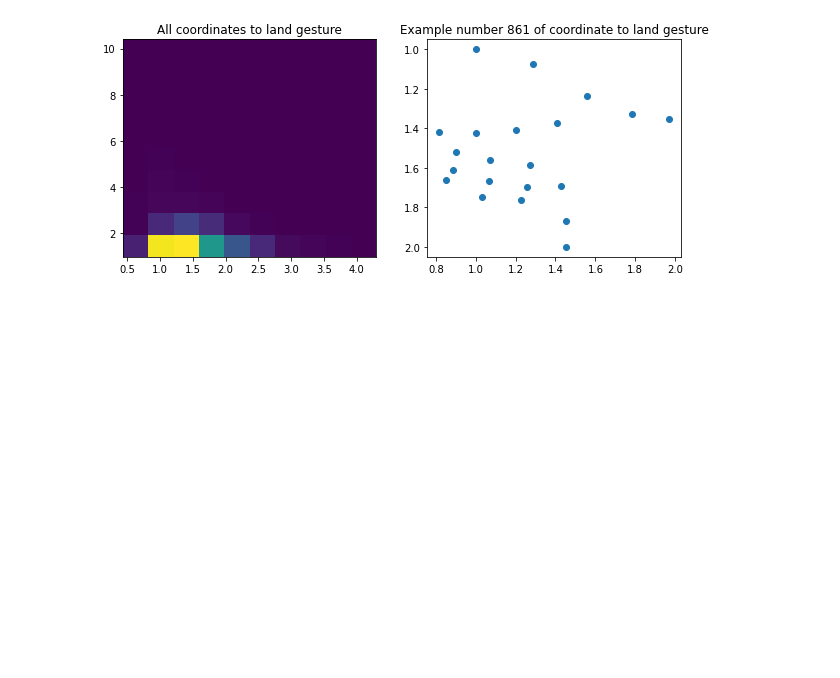
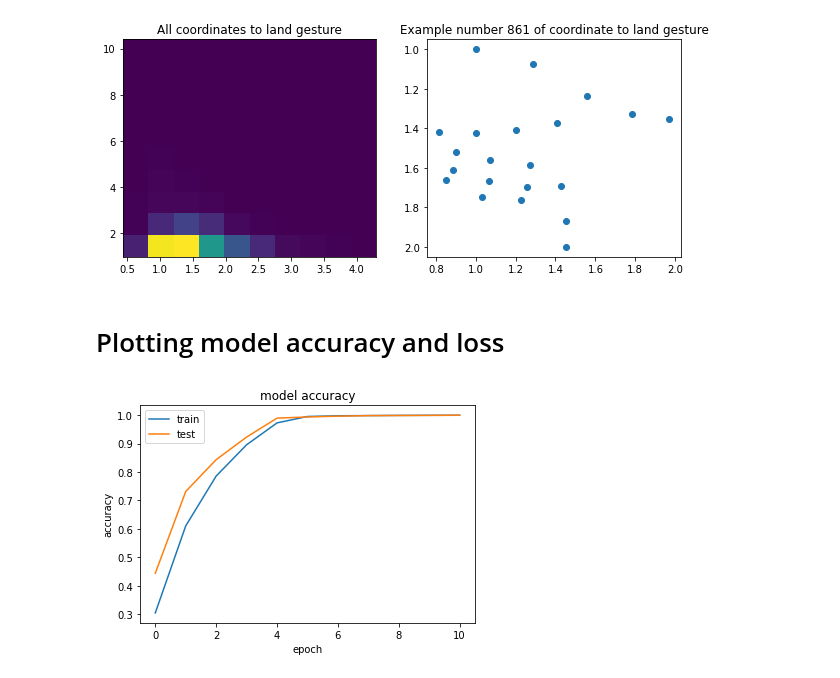
Before and after one commit to Catalinos/DJI_Tello-Hand-Gesture-Recognition, a Jupyter notebook: dataPreprocessing.ipynb, the cells around one changed output. Drawn from its saved outputs; the diff is of its cells as text; code cells hidden in the pictures; blank space fills up the shorter version.

```diff
--- a/dataPreprocessing.ipynb
+++ b/dataPreprocessing.ipynb
@@ -7,5 +9,13 @@ import pandas as pd
 import matplotlib.pyplot as plt
 import numpy as np
 import random
+
+
+import recognitionTypes.hardCodedRecognition as hard_coded
+from recognitionTypes.classificatorsRecognition import ClassificatorRecognition as classificator
+from recognitionTypes.neuralNetworkRecognition import NeuralRecognition as neuralRecognition
+
+neural = neuralRecognition()
+my_classificator = classificator()
 # %%
 gestureNameList = ["forward", "backward", "left", "right", "up", "down", "rotate left", "rotate right", "stop", "land"]
@@ -87,3 +91,9 @@ for i in range(0,10):
 [figure]
 [figure]
 [figure]
+# %% [markdown]
+# Plotting model accuracy and loss
+# %%
+neural.plot_model_acuracy()
+# %% [output]
+[figure, added]
```
Also changed, not shown: parts of 9 cells of this notebook, 9 other files.
